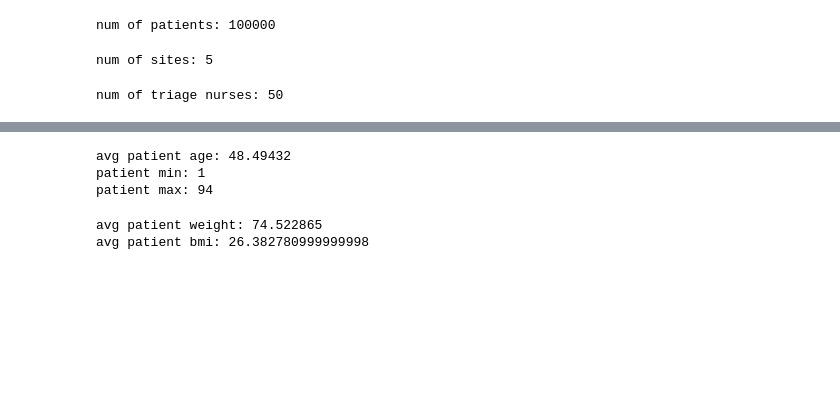
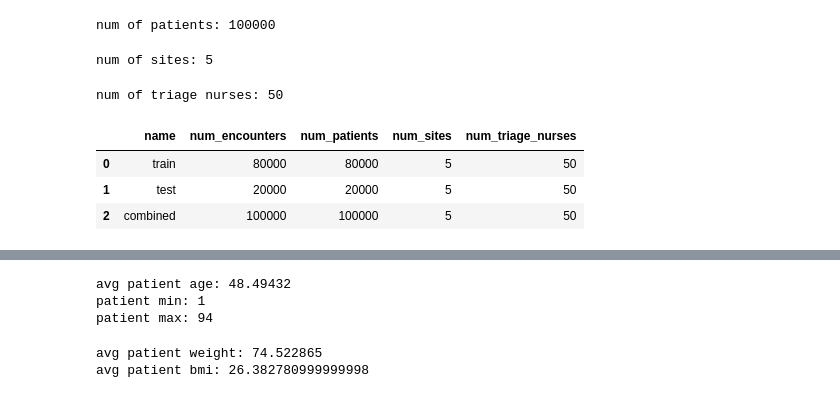
Before and after one commit to emilyrgarman/ml3finalproject_triage, a Jupyter notebook: eda.ipynb, the cells around one changed output, grey strips where cells are left out. Cells and saved outputs as stored; diff of their text form; code cells hidden in the pictures; blank space fills up the shorter version.

```diff
--- a/eda.ipynb
+++ b/eda.ipynb
@@ -23,3 +25,7 @@ Index(['patient_id', 'site_id', 'triage_nurse_id', 'arrival_mode',
 # %%
-print('num of encounters:', len(all_data['patient_id']))
+datasets = {'train': train, 'test': test, 'combined': all_data}
+datainfo = pd.DataFrame({'name': name, 'num_encounters': len(dataset)} for name, dataset in datasets.items())
+print('num of encounters:')
+for name, dataset in datasets.items():
+    print(f'    {name}: {len(dataset)}')
 # %% [output]
@@ -27,13 +36,26 @@ num of encounters: 100000
 # %%
 unique_patients = all_data['patient_id'].unique()
 print('num of patients:', len(unique_patients))
+
+datainfo['num_patients'] = datainfo['name'].map(lambda name: len(datasets[name]['patient_id'].unique()))
 # %% [output]
 num of patients: 100000
 # %%
 print('num of sites:', len(all_data['site_id'].unique()))
+
+datainfo['num_sites'] = datainfo['name'].map(lambda name: len(datasets[name]['site_id'].unique()))
 # %% [output]
 num of sites: 5
 # %%
 print('num of triage nurses:', len(all_data['triage_nurse_id'].unique()))
+
+datainfo['num_triage_nurses'] = datainfo['name'].map(lambda name: len(datasets[name]['triage_nurse_id'].unique()))
 # %% [output]
 num of triage nurses: 50
+# %%
+datainfo
+# %% [output]
+|  | name | num_encounters | num_patients | num_sites | num_triage_nurses |
+| 0 | train | 80000 | 80000 | 5 | 50 |
+| 1 | test | 20000 | 20000 | 5 | 50 |
+| 2 | combined | 100000 | 100000 | 5 | 50 |
```
Also changed, not shown: parts of 6 cells of this notebook.
